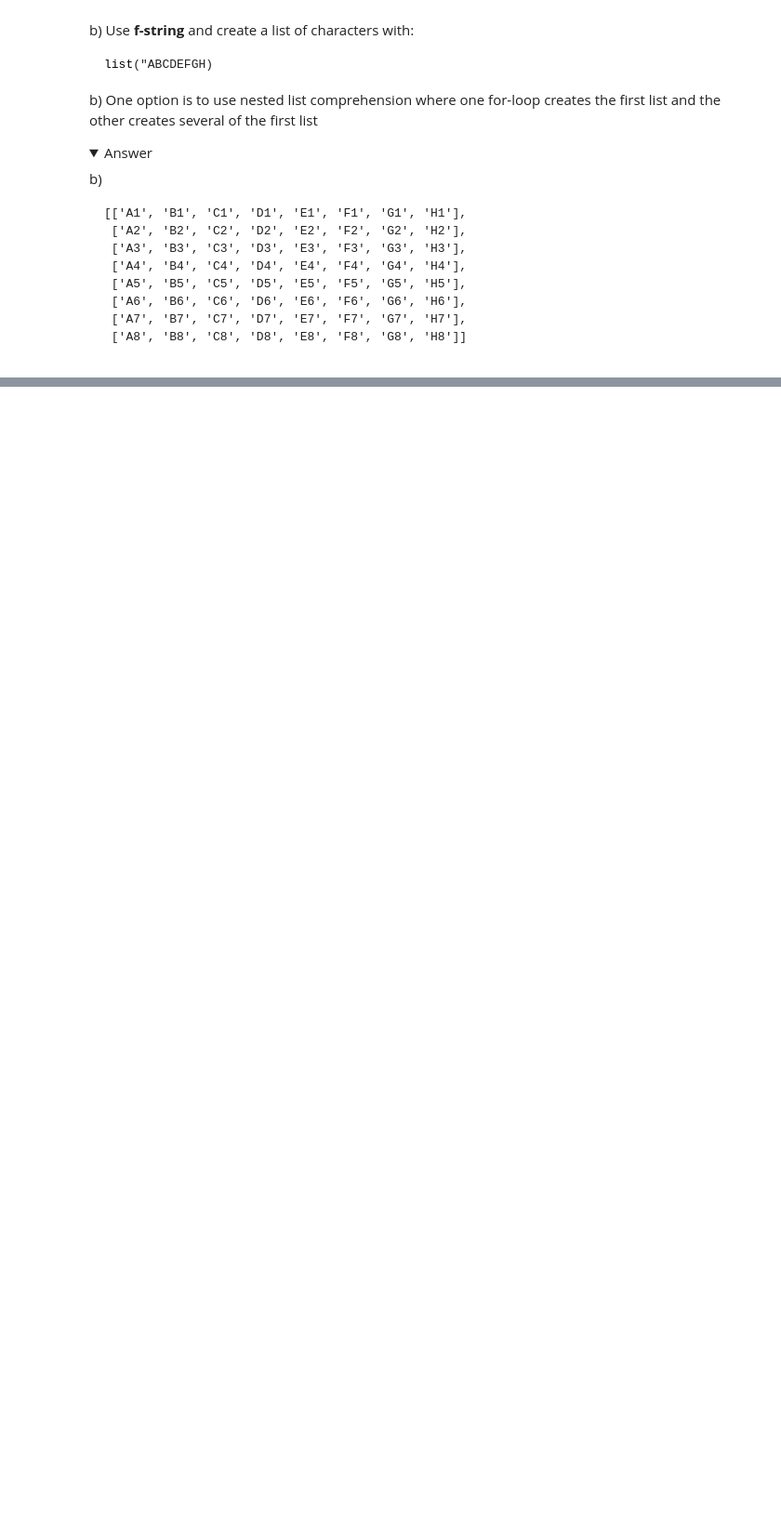
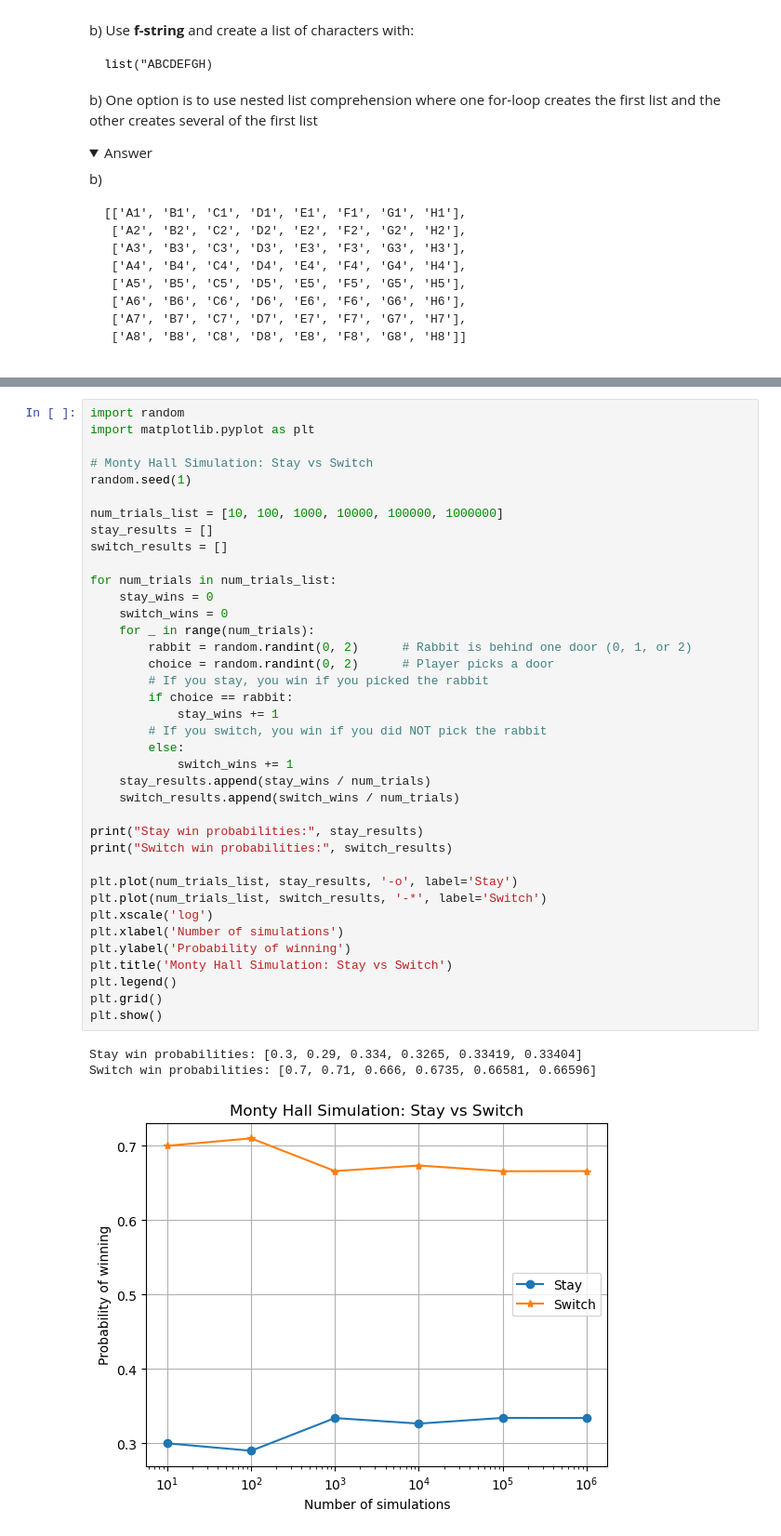
Before and after one commit to Md-Ruhul-Amin-Rony/python-exercise, a Jupyter notebook: 04_list_exercise.ipynb, the cells around one changed output, grey strips where cells are left out. Shown: that part at 93% size. Drawn from its saved outputs; the diff is of its cells as text; folded sections open; blank space fills up the shorter version.

```diff
--- a/04_list_exercise.ipynb
+++ b/04_list_exercise.ipynb
@@ -317,3 +403,45 @@ b)
 
 
 </details>
+# %%
+import random
+import matplotlib.pyplot as plt
+
+# Monty Hall Simulation: Stay vs Switch
+random.seed(1)
+
+num_trials_list = [10, 100, 1000, 10000, 100000, 1000000]
+stay_results = []
+switch_results = []
+
+for num_trials in num_trials_list:
+    stay_wins = 0
+    switch_wins = 0
+    for _ in range(num_trials):
+        rabbit = random.randint(0, 2)      # Rabbit is behind one door (0, 1, or 2)
+        choice = random.randint(0, 2)      # Player picks a door
+        # If you stay, you win if you picked the rabbit
+        if choice == rabbit:
+            stay_wins += 1
+        # If you switch, you win if you did NOT pick the rabbit
+        else:
+            switch_wins += 1
+    stay_results.append(stay_wins / num_trials)
+    switch_results.append(switch_wins / num_trials)
+
+print("Stay win probabilities:", stay_results)
+print("Switch win probabilities:", switch_results)
+
+plt.plot(num_trials_list, stay_results, '-o', label='Stay')
+plt.plot(num_trials_list, switch_results, '-*', label='Switch')
+plt.xscale('log')
+plt.xlabel('Number of simulations')
+plt.ylabel('Probability of winning')
+plt.title('Monty Hall Simulation: Stay vs Switch')
+plt.legend()
+plt.grid()
+plt.show()
+# %% [output]
+Stay win probabilities: [0.3, 0.29, 0.334, 0.3265, 0.33419, 0.33404]
+Switch win probabilities: [0.7, 0.71, 0.666, 0.6735, 0.66581, 0.66596]
+[figure, added]
```
Also changed, not shown: parts of 3 cells of this notebook.
